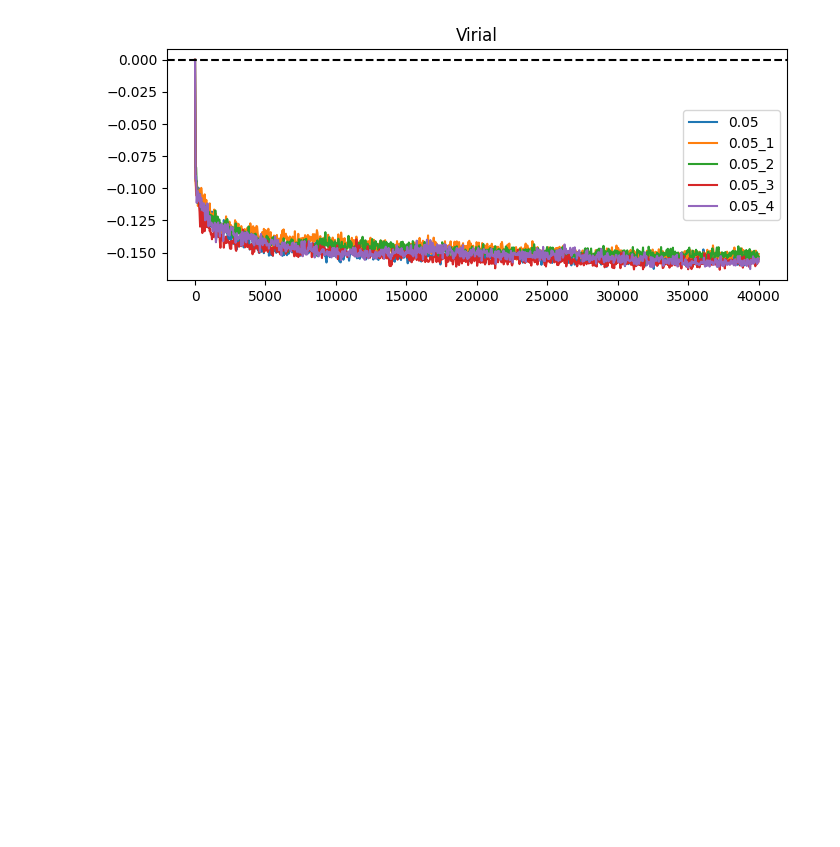
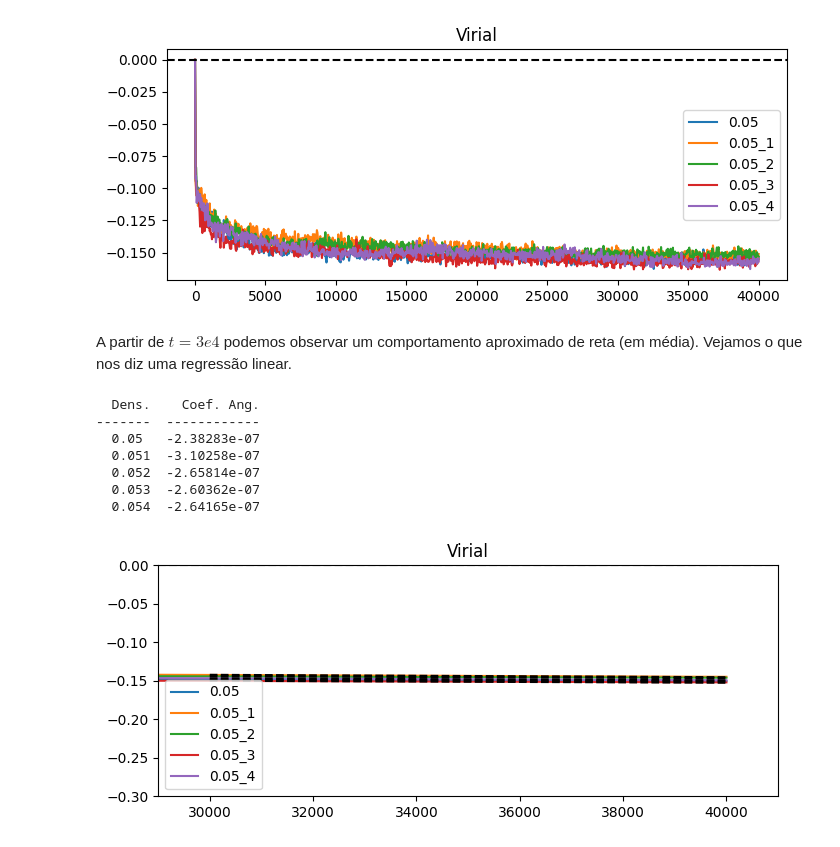
Before and after one commit to Potalej/gf-analise-notebooks, a Jupyter notebook: virial6.3.ipynb, the cells around one changed output. Cells and saved outputs as stored; diff of their text form; code cells hidden in the pictures; blank space fills up the shorter version.

```diff
--- a/virial6.3.ipynb
+++ b/virial6.3.ipynb
@@ -35,0 +40,6 @@ Lendo a pasta 'data/virial6.3/data/20250823_001'... lido! (1.48s) informacoes ca
+# %%
+tabela = []
+for densidade in arquivos:
+  infos = arquivos[densidade]['infos']
+  tabela.append([infos['raio_meia_massa'][0], infos['tempo_dinamico'][0], infos['escapes'][0], infos['i0'], infos['inercia_central'][0]/2])
+print(tabulate(tabela, headers=["RMH", "TD", "EJ(%)", "I0", "I0 Central"]))
@@ -39,3 +61,35 @@ Com os dados em mãos, vamos ver o comportamento da segunda derivada do momento
 utilidade.fazer_figura(arquivos, 'virial', 'Virial', y_referencia=[0])
 # %% [output]
 [figure]
+# %% [markdown]
+A partir de $t=3e4$ podemos observar um comportamento aproximado de reta (em média). Vejamos o que nos diz uma regressão linear.
+# %%
+utilidade.fazer_figura(arquivos, 'virial_media', 'Virial', y_referencia=[0], plotar=False)
+plt.ylim(-0.3, 0)
+
+tabela = []
+for densidade in arquivos:
+  if float(densidade) == 0.02: continue
+  ys = arquivos[densidade]['infos']['virial_media']
+  xs = np.linspace(0, 40000, len(ys))
+
+  x0 = 30000
+  plt.xlim(x0-1e3, 41000)
+  a, b = utilidade.reta_mmq_local(xs, ys, x0, k=int(x0 * 800/40000))
+
+  xs = np.linspace(x0, 40000, 100)
+  yx = (lambda x: a * x + b)(xs)
+  plt.plot(xs, yx, c='black', linestyle='--')
+  tabela.append([densidade, a])
+
+print(tabulate(tabela, headers=["Dens.", "Coef. Ang."]))
+plt.show()
+# %% [output]
+  Dens.    Coef. Ang.
+-------  ------------
+  0.05   -2.38283e-07
+  0.051  -3.10258e-07
+  0.052  -2.65814e-07
+  0.053  -2.60362e-07
+  0.054  -2.64165e-07
+[figure, added]
```
Also changed, not shown: parts of 18 cells of this notebook, 3 other files.
